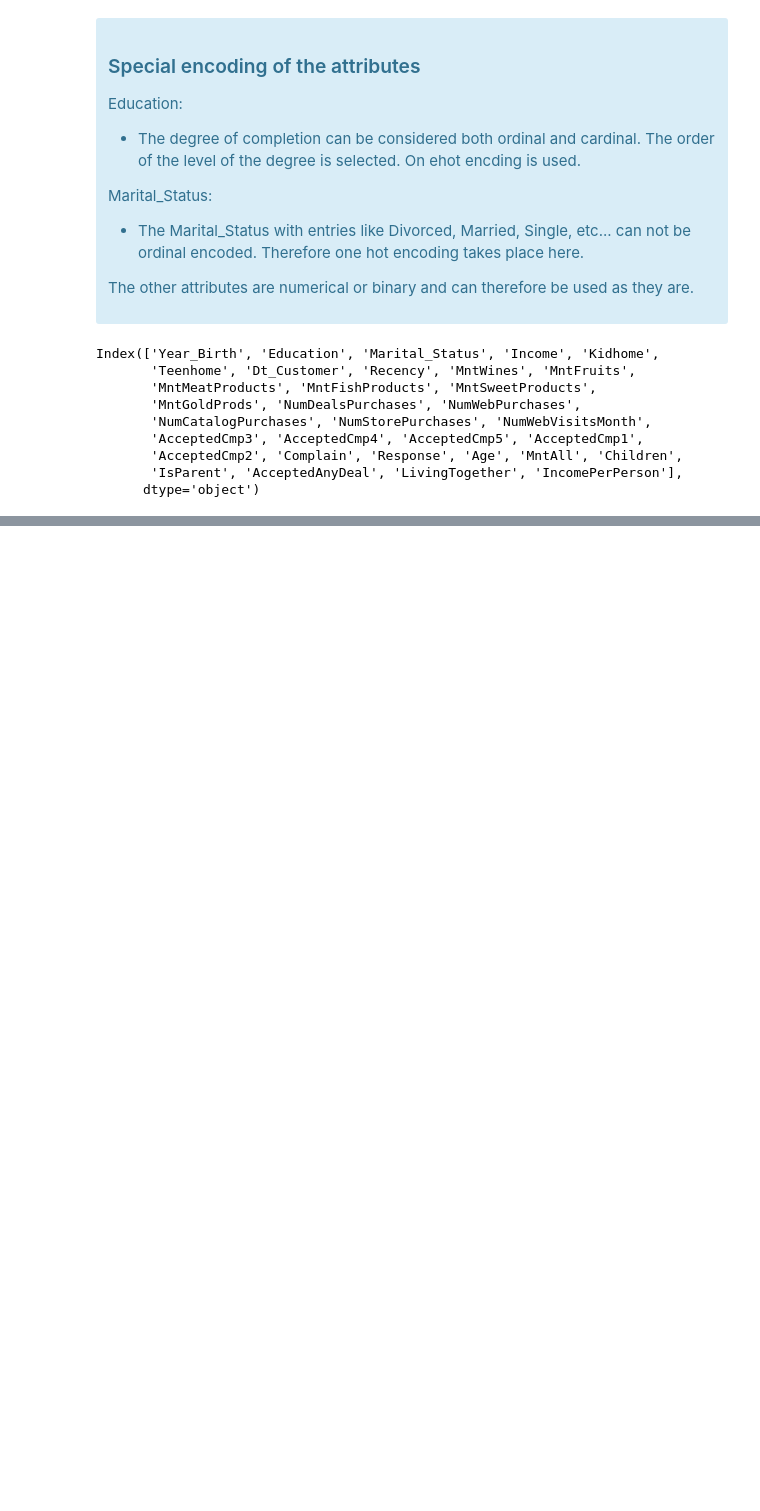
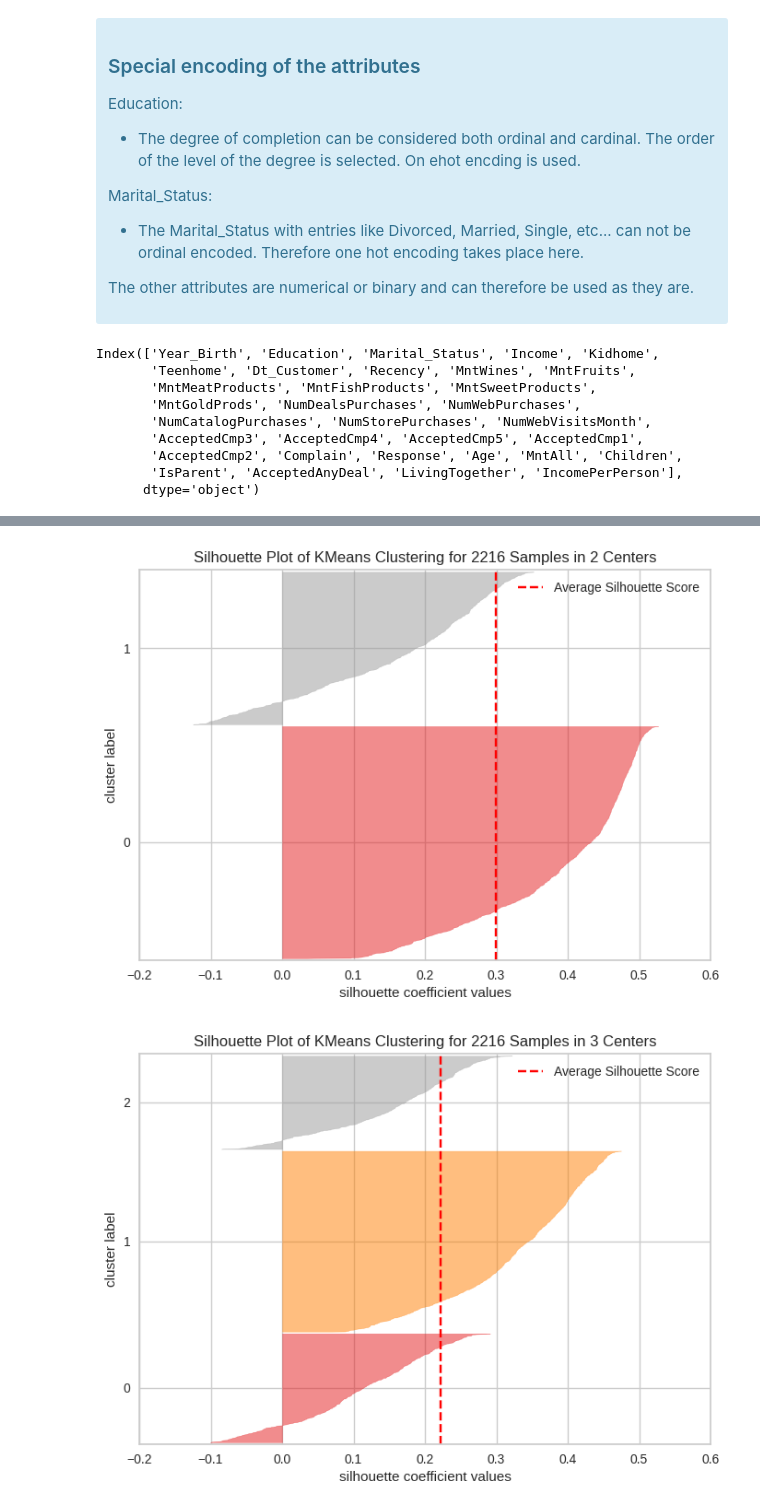
Before and after one commit to Tomson909/Customer-Personality-Analysis, a Jupyter notebook: main.ipynb, the cells around one changed output, grey strips where cells are left out. Drawn from its saved outputs; the diff is of its cells as text; code cells hidden in the pictures; blank space fills up the shorter version.

```diff
--- a/main.ipynb
+++ b/main.ipynb
@@ -458,0 +466,7 @@ TypeError: float() argument must be a string or a real number, not 'Timestamp'
+# %%
+for i in range(2, 6):
+    model.silhouette_plot(n_cluster=i)
+    plt.show()
+# %% [output]
+[figure, added]
+[figure, added]
```
Also changed, not shown: parts of 9 cells of this notebook.
